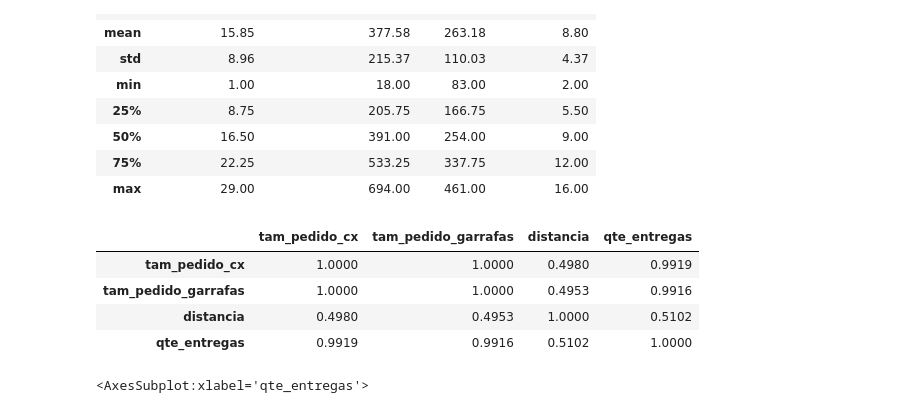
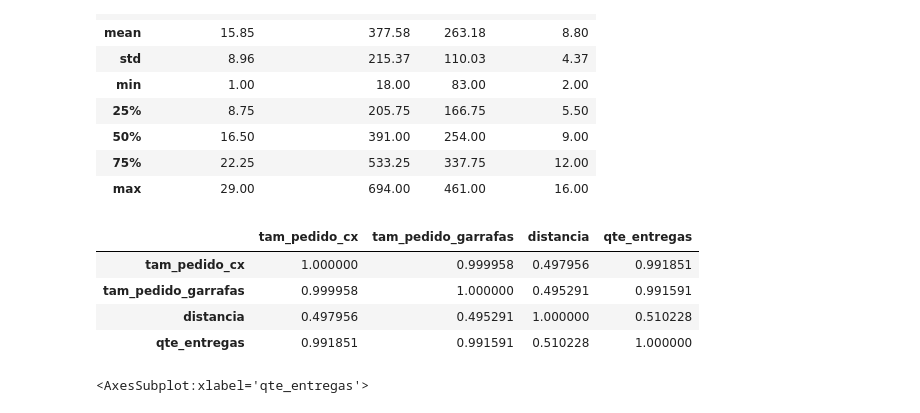
Before and after one commit to lassirati/feature_selection, a Jupyter notebook: feature_selection.ipynb, the cells around one changed output. Cells and saved outputs as stored; diff of their text form; code cells hidden in the pictures.

```diff
--- a/feature_selection.ipynb
+++ b/feature_selection.ipynb
@@ -27,16 +27,16 @@ data.describe().round(2)
 # %%
 # matriz de correlacao
 # associacao linear entre as variavaeis
-data.corr().round(4)
+data.corr()#.round(4)
 # +1 associacao positiva perfeita
 # -1 associacao negativa perfeita
 # 0 sem associacao
 # %% [output]
 |  | tam_pedido_cx | tam_pedido_garrafas | distancia | qte_entregas |
-| tam_pedido_cx | 1.0000 | 1.0000 | 0.4980 | 0.9919 |
-| tam_pedido_garrafas | 1.0000 | 1.0000 | 0.4953 | 0.9916 |
-| distancia | 0.4980 | 0.4953 | 1.0000 | 0.5102 |
-| qte_entregas | 0.9919 | 0.9916 | 0.5102 | 1.0000 |
+| tam_pedido_cx | 1.000000 | 0.999958 | 0.497956 | 0.991851 |
+| tam_pedido_garrafas | 0.999958 | 1.000000 | 0.495291 | 0.991591 |
+| distancia | 0.497956 | 0.495291 | 1.000000 | 0.510228 |
+| qte_entregas | 0.991851 | 0.991591 | 0.510228 | 1.000000 |
 # %%
 import seaborn as sns
 
```
Also changed, not shown: parts of 10 cells of this notebook.
